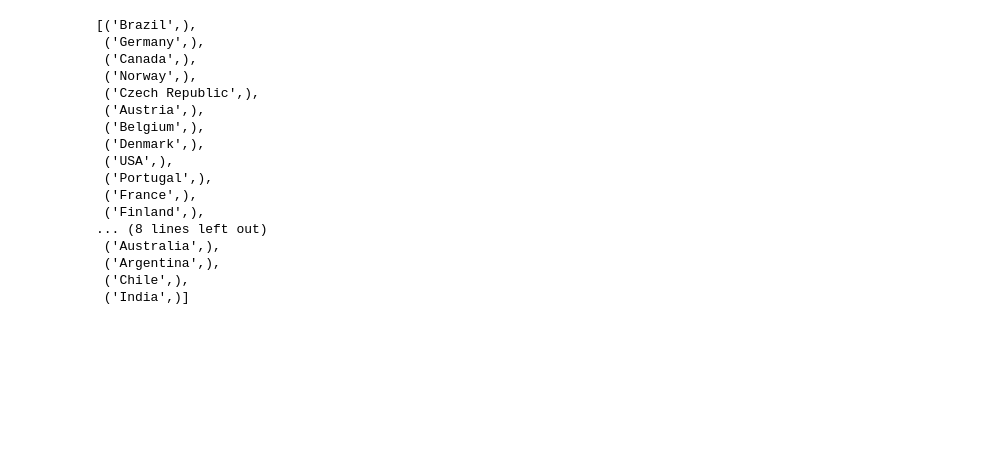
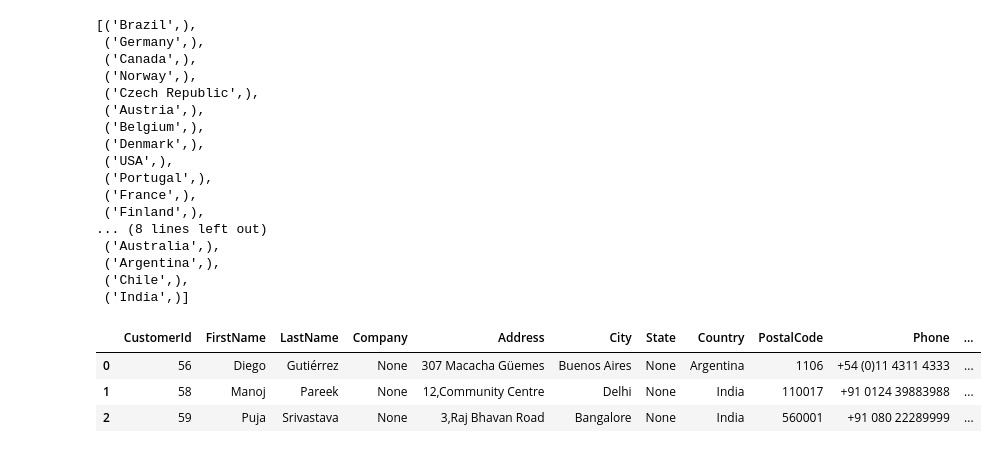
Before and after one commit to abdulhamidll/Data-Science, a Jupyter notebook: import_sqlite3_as_sql.ipynb, the cells around one changed output. Cells and saved outputs as stored; diff of their text form; code cells hidden in the pictures; blank space fills up the shorter version.

```diff
--- a/import_sqlite3_as_sql.ipynb
+++ b/import_sqlite3_as_sql.ipynb
@@ -89,3 +89,11 @@ cursor.fetchall()
  ('Argentina',),
  ('Chile',),
  ('India',)]
+# %%
+query = 'SELECT * FROM customers WHERE country="India" OR country="Argentina"'
+pd.read_sql(query, db)
+# %% [output]
+|  | CustomerId | FirstName | LastName | Company | Address | City | State | Country | PostalCode | Phone | ... |
+| 0 | 56 | Diego | Gutiérrez | None | 307 Macacha Güemes | Buenos Aires | None | Argentina | 1106 | +54 (0)11 4311 4333 | ... |
+| 1 | 58 | Manoj | Pareek | None | 12,Community Centre | Delhi | None | India | 110017 | +91 0124 39883988 | ... |
+| 2 | 59 | Puja | Srivastava | None | 3,Raj Bhavan Road | Bangalore | None | India | 560001 | +91 080 22289999 | ... |
```
